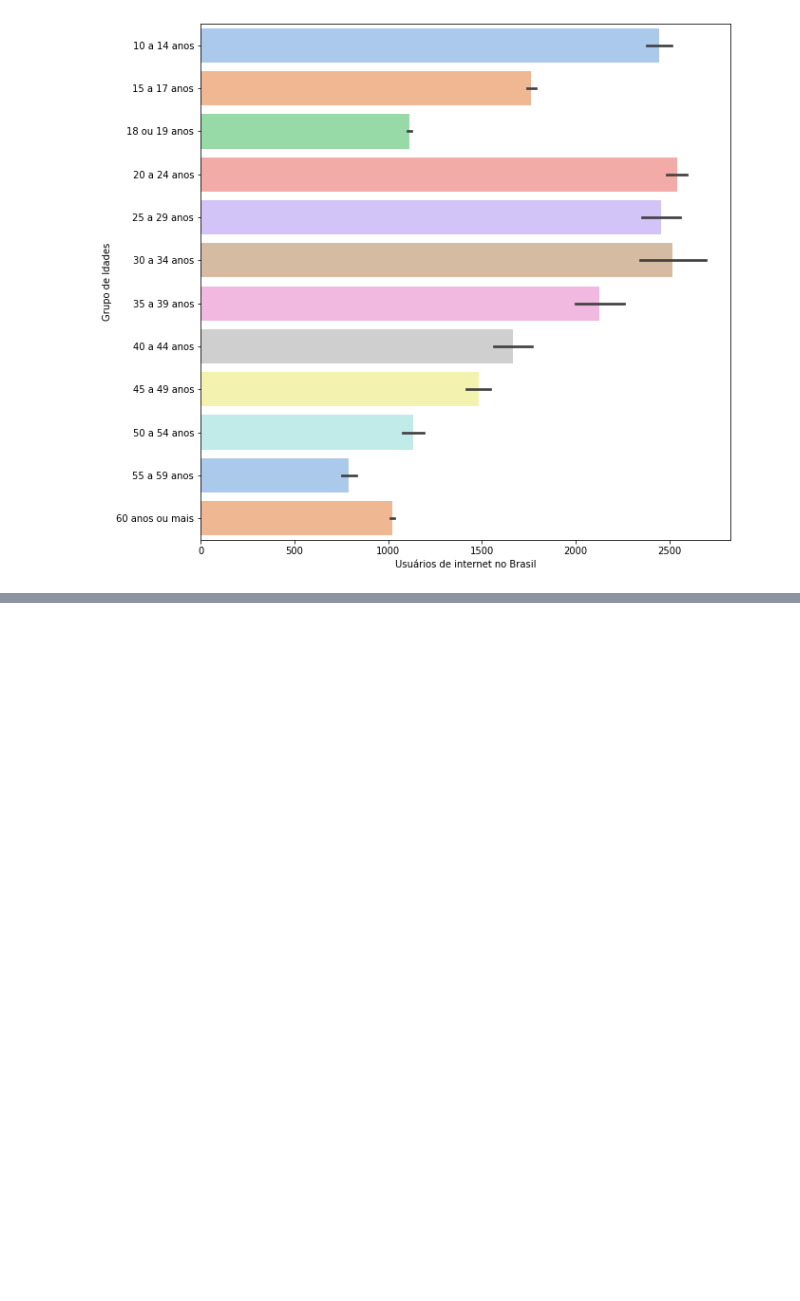
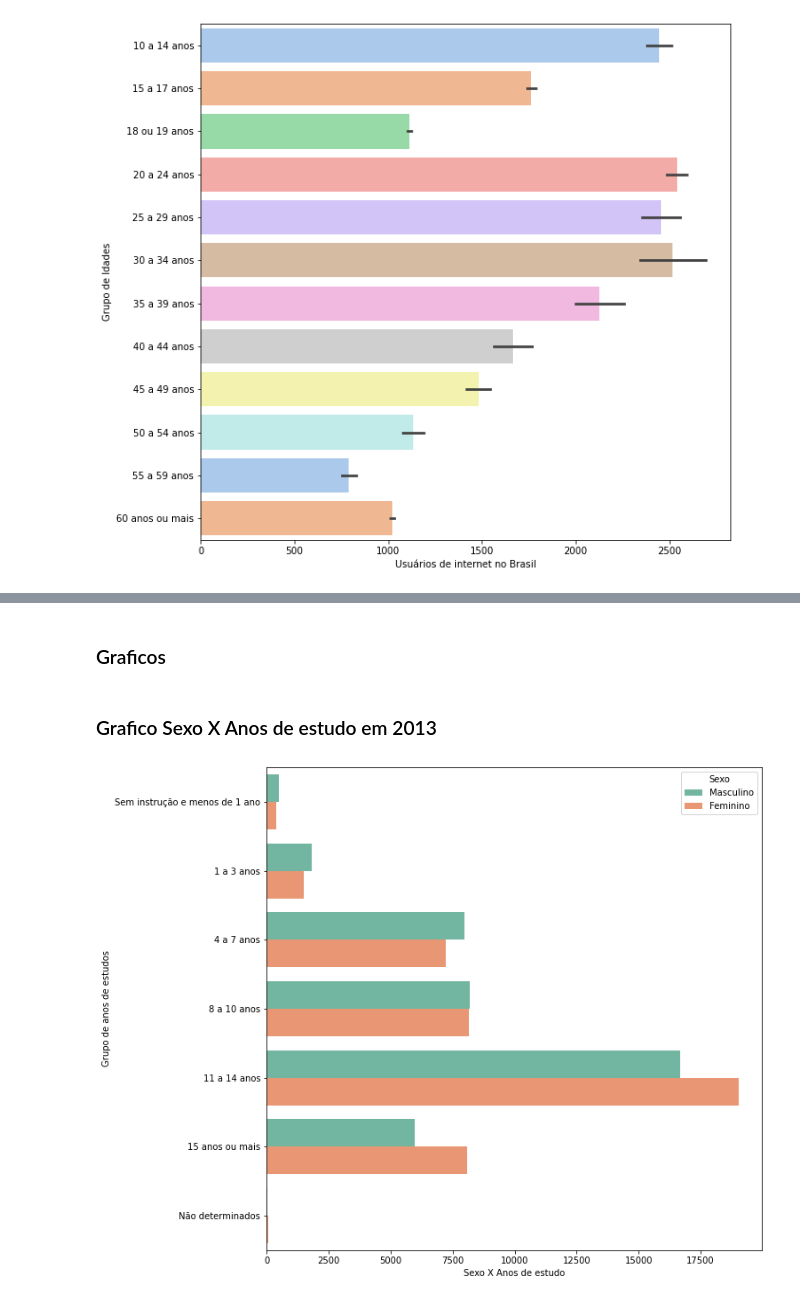
Before and after one commit to saulo-miranda/Projeto-CCF425-Acesso-a-internet-e-posse-de-celular, a Jupyter notebook: TPDADOS.ipynb, the cells around one changed output, grey strips where cells are left out. Cells and saved outputs as stored; diff of their text form; code cells hidden in the pictures; blank space fills up the shorter version.

```diff
--- a/TPDADOS.ipynb
+++ b/TPDADOS.ipynb
@@ -306,0 +315,8 @@ plt.show()
+# %%
+dfs_sexo_anosdeestudo = []
+def ler(arquivos, dfs):
+    for arq in arquivos:
+        dfIdade = pd.read_excel(arq, sheet_name="Tab 1.1.6.1 a 1.1.6.3", usecols="A:G", header=4)
+        dfs.append(dfIdade)
+
+ler(arquivos, dfs_sexo_anosdeestudo)
@@ -306,0 +376,15 @@ plt.show()
+# %%
+def separar(dfs):
+    newdfs = []
+    for df in dfs:
+        s = pd.Series([])
+        dfIdadeHomen = df.iloc[7:14]  # Homens
+        dfIdadeMulher = df.iloc[14:]  # Mulheres
+        dfIdadeHomen.insert(7, "Sexo", "Masculino")
+        dfIdadeMulher.insert(7, "Sexo", "Feminino")
+        dfIdadeTotal = pd.concat([dfIdadeHomen, dfIdadeMulher], sort=False)
+        newdfs.append(dfIdadeTotal)
+    return newdfs
+
+dfs_sexo_anosdeestudo = separar(dfs_sexo_anosdeestudo)
+dfs_sexo_anosdeestudo[0]
@@ -306,0 +508,11 @@ plt.show()
+# %% [markdown]
+### Graficos
+# %% [markdown]
+### Grafico Sexo X Anos de estudo em 2013
+# %%
+plt.figure(figsize=(10,10))
+g=sns.barplot(data=dfs_sexo_anosdeestudo[0], x='Brasil', y='Grupo de anos de estudos',palette="Set2",hue = "Sexo", orient='h')
+g.set_xlabel('Sexo X Anos de estudo')
+plt.show()
+# %% [output]
+[figure, added]
```
Also changed, not shown: parts of 101 cells of this notebook.
